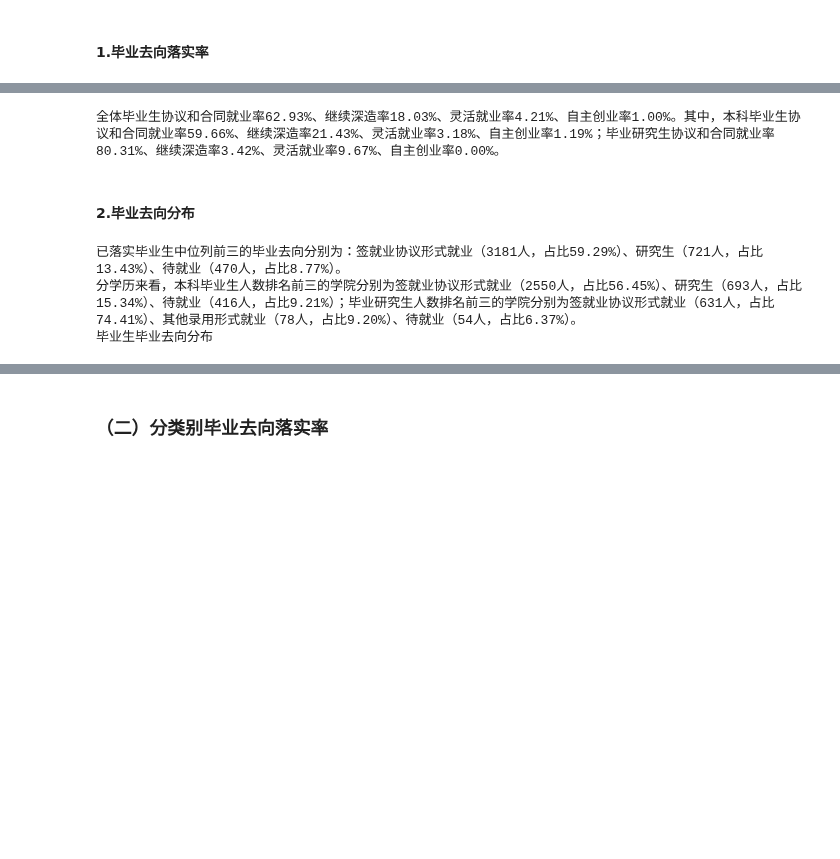
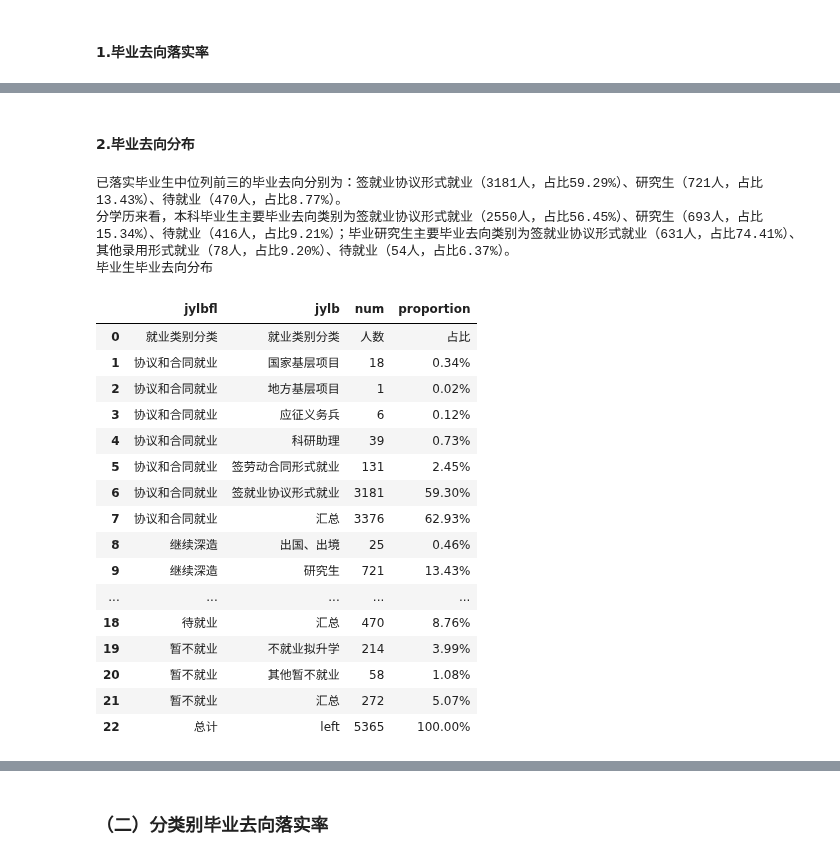
Before and after one commit to longxinke2/myCode, a Jupyter notebook: 新的自动化代码.ipynb, the cells around one changed output, grey strips where cells are left out. Cells and saved outputs as stored; diff of their text form; code cells hidden in the pictures; blank space fills up the shorter version.

```diff
--- a/新的自动化代码.ipynb
+++ b/新的自动化代码.ipynb
@@ -5,10 +5,14 @@ xxmc = '西安工业大学'
 year = '2022'
 other_groupby = '学历'#不需要就不填
 moban = '红色模板'
-dictt={}
-dictt['协议和合同就业']=['签就业协议形式就业','签劳动合同形式就业','应征义务兵','国家、地方项目','科研助理']
-dictt['继续深造']=['升学','出国、出境','研究生','第二学士学位']
-dictt['灵活就业']=['其他录用形式就业','自由职业']
+qxhb={}#去向合并
+qxhb['协议和合同就业']=['签就业协议形式就业','签劳动合同形式就业','应征义务兵','国家、地方项目','科研助理','国家基层项目','地方基层项目']
+qxhb['继续深造']=['升学','出国、出境','研究生','第二学士学位']
+qxhb['灵活就业']=['其他录用形式就业','自由职业']
+qxhb['自主创业']=['自主创业']
+qxhba={}
+qxhba['待就业']=['待就业']
+qxhba['暂不就业']=['不就业拟升学','其他暂不就业']
 
 #数据清洗有问题不要在这里处理
 
@@ -92,7 +96,7 @@ add_head(4,"1.学院结构")
 string=L('学院')
 data1 = get_group_order_table(data,string)
 groupt=get_3rd(data1,'num')
-write_zw(three_word(f'毕业生人数排名前三的{string}分别为',[f"{x[0]}（{x[1]}人，占比{x[2]}）、" for x in groupt],'。'))
+write_zw(three_word(f'毕业生人数排名前三的{L(string)}分别为',[f"{x[0]}（{x[1]}人，占比{x[2]}）、" for x in groupt],'。'))
 
 if other_groupby:
     data1 = get_group_order_table(data,string,other_groupby=other_groupby)
@@ -100,7 +104,7 @@ if other_groupby:
     for i in get_og_name(data1):
         datat=data1[[string,i,re.sub('num','proportion',i)]]
         groupt=get_3rd(datat,i)
-        string1+=three_word(f"{xy(data1,string,L(string),i)}人数排名前三的学院分别为",[f"{x[0]}（{x[1]}人，占比{x[2]}）、" for x in groupt],'；')
+        string1+=three_word(f"{xy(data1,string,L(string),i)}人数排名前三的{L(string)}分别为",[f"{x[0]}（{x[1]}人，占比{x[2]}）、" for x in groupt],'；')
     write_zw(string1[:-1]+'。',True)
 
 write_tz(f'毕业生{L(string)}分布')
@@ -122,14 +121,14 @@ string1=L('学院')
 data1 = get_group_order_table(data,string1,string,other_groupby=other_groupby)
 temp = data1[data1[string]!='汇总']
 groupt=get_3rd(temp,'num')
-write_zw(three_word(f'毕业生人数排名前三的{string}分别为',[f"{x[1]}（{x[6]}人，占比{x[7]}）、" for x in groupt],'。'))
+write_zw(three_word(f'毕业生人数排名前三的{L(string)}分别为',[f"{x[1]}（{x[6]}人，占比{x[7]}）、" for x in groupt],'。'))
 if other_groupby:
     string1 = f'''分{L(other_groupby)}来看，'''
     for i in get_og_name(data1):
         datat=data1[[string,i,re.sub('num','proportion',i)]]
         temp=xy(datat,string,L(string),i)
         groupt=get_3rd(datat,i)
-        string1+=three_word(f"{temp}人数排名前三的{string}分别为",[f"{x[0]}（{x[1]}人，占比{x[2]}）、" for x in groupt],'；')
+        string1+=three_word(f"{temp}人数排名前三的{L(string)}分别为",[f"{x[0]}（{x[1]}人，占比{x[2]}）、" for x in groupt],'；')
     write_zw(string1[:-1]+'。')
 else:
     data1 = get_group_order_table(data,string1,string)
@@ -266,47 +292,53 @@ write_tz(f'毕业生初次{L(string0)}率')
-# %%
-string1=''
-if other_groupby:
-    for i in ['proportion']+[re.sub('_num','_proportion',x) for x in temp]:
-        xyhtjyl=sum_list(data1,L(string),dictt['协议和合同就业'],i)
-        jxszl=sum_list(data1,L(string),dictt['继续深造'],i)
-        lhjyl=sum_list(data1,L(string),dictt['灵活就业'],i)
-        zzcyl=sum_list(data1,L(string),['自主创业'],i)
-        string1+=f"{xy(data2,L(string0),string0,re.sub('proportion','num',i))}协议和合同就业率{xyhtjyl}%、继续深造率{jxszl}%、灵活就业率{lhjyl}%、自主创业率{zzcyl}%；"
-        if i=='proportion':string1=string1[:-1]+'。其中，'
-    string1=string1[:-1]+'。'
-    write_zw(string1,True)
-# %% [output]
-全体毕业生协议和合同就业率62.93%、继续深造率18.03%、灵活就业率4.21%、自主创业率1.00%。其中，本科毕业生协议和合同就业率59.66%、继续深造率21.43%、灵活就业率3.18%、自主创业率1.19%；毕业研究生协议和合同就业率80.31%、继续深造率3.42%、灵活就业率9.67%、自主创业率0.00%。
 # %% [markdown]
 #### 2.毕业去向分布
 # %%
 add_head(4,"2.毕业去向分布")
 
 string=L('就业类别')
 string0=L('就业类别分类')
 
 data1=get_group_order_table(data,string)
 temp=get_3rd(data1,'num')
 string1=three_word(f"已落实毕业生中位列前三的毕业去向分别为：",[f"{x[0]}（{x[1]}人，占比{x[2]}）、" for x in temp],'。')
 write_zw(string1,True)
 
 if other_groupby:
     data1 = get_group_order_table(data,string,other_groupby=other_groupby)
     string1 = f'''分{L(other_groupby)}来看，'''
     for i in get_og_name(data1):
         datat=data1[[string,i,re.sub('num','proportion',i)]]
         groupt=get_3rd(datat,i)
-        string1+=three_word(f"{xy(data1,string,L(string),i)}人数排名前三的学院分别为",[f"{x[0]}（{x[1]}人，占比{x[2]}）、" for x in groupt],'；')
+        string1+=three_word(f"{xy(data1,string,L(string),i)}主要毕业去向类别为",[f"{x[0]}（{x[1]}人，占比{x[2]}）、" for x in groupt],'；')
     write_zw(string1[:-1]+'。',True)
 
 write_tz(f'毕业生毕业去向分布',True)
 #处理数据
 datat=data.copy()
-for i in dictt:
-    datat[string0]=datat.apply(lambda x:x[string0] in dictt[i] and i or x[string0],axis=1)
+dict1 = qxhb.copy()
+dict1.update(qxhba)
+for i in dict1:
+    datat[string0]=datat.apply(lambda x:x[string0] in dict1[i] and i or x[string0],axis=1)
 data1 = get_group_order_table(datat,string0,string)
+display(data1)
 add_table(data1,need_1st_merge=True)
 # %% [output]
 已落实毕业生中位列前三的毕业去向分别为：签就业协议形式就业（3181人，占比59.29%）、研究生（721人，占比13.43%）、待就业（470人，占比8.77%）。
-分学历来看，本科毕业生人数排名前三的学院分别为签就业协议形式就业（2550人，占比56.45%）、研究生（693人，占比15.34%）、待就业（416人，占比9.21%）；毕业研究生人数排名前三的学院分别为签就业协议形式就业（631人，占比74.41%）、其他录用形式就业（78人，占比9.20%）、待就业（54人，占比6.37%）。
+分学历来看，本科毕业生主要毕业去向类别为签就业协议形式就业（2550人，占比56.45%）、研究生（693人，占比15.34%）、待就业（416人，占比9.21%）；毕业研究生主要毕业去向类别为签就业协议形式就业（631人，占比74.41%）、其他录用形式就业（78人，占比9.20%）、待就业（54人，占比6.37%）。
 毕业生毕业去向分布
+|  | jylbfl | jylb | num | proportion |
+| 0 | 就业类别分类 | 就业类别分类 | 人数 | 占比 |
+| 1 | 协议和合同就业 | 国家基层项目 | 18 | 0.34% |
+| 2 | 协议和合同就业 | 地方基层项目 | 1 | 0.02% |
+| 3 | 协议和合同就业 | 应征义务兵 | 6 | 0.12% |
+| 4 | 协议和合同就业 | 科研助理 | 39 | 0.73% |
+| 5 | 协议和合同就业 | 签劳动合同形式就业 | 131 | 2.45% |
+| 6 | 协议和合同就业 | 签就业协议形式就业 | 3181 | 59.30% |
+| 7 | 协议和合同就业 | 汇总 | 3376 | 62.93% |
+| 8 | 继续深造 | 出国、出境 | 25 | 0.46% |
+| 9 | 继续深造 | 研究生 | 721 | 13.43% |
+| ... | ... | ... | ... | ... |
+| 18 | 待就业 | 汇总 | 470 | 8.76% |
+| 19 | 暂不就业 | 不就业拟升学 | 214 | 3.99% |
+| 20 | 暂不就业 | 其他暂不就业 | 58 | 1.08% |
+| 21 | 暂不就业 | 汇总 | 272 | 5.07% |
+| 22 | 总计 | left | 5365 | 100.00% |
```
Also changed, not shown: parts of 14 cells of this notebook, 14 other files.
